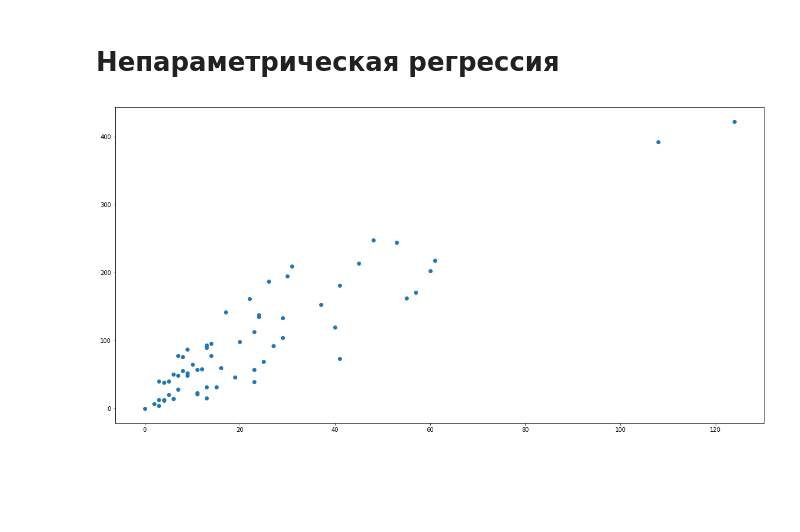
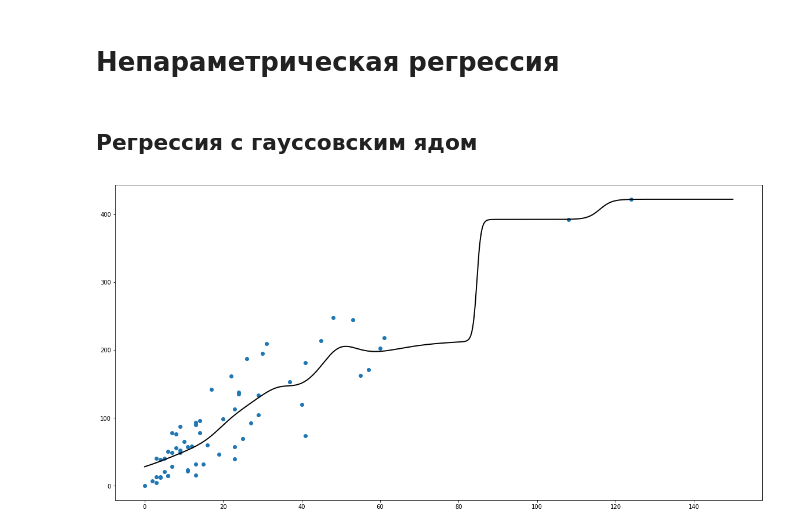
Before and after one commit to IHappyPlant/MLTheory, a Jupyter notebook: NonParametricRegression.ipynb, the cells around one changed output. Cells and saved outputs as stored; diff of their text form; code cells hidden in the pictures; blank space fills up the shorter version.

```diff
--- a/NonParametricRegression.ipynb
+++ b/NonParametricRegression.ipynb
@@ -10,4 +10,4 @@ data = np.array(dataset.X)
 target = np.array(dataset.Y)
 # %%
 def dist(x1, x2):
-    return np.sqrt(sum(map(lambda x, y: (x-y)**2, x1, x2)))
+    return abs(x1 - x2)
@@ -17,11 +14,11 @@ def get_distances(x, xl):
 # %%
 def gaussian(u):
-    return (1/np.sqrt(2*np.pi))*np.power(np.e, -0.5*(r**2))
+    return (1/np.sqrt(2*np.pi))*np.power(np.e, -0.5*(u**2))
 # %%
 def quartic(u):
     return (15/16)*((1-u**2)**2)*(abs(u) <= 1)
 # %%
-def a(x, data, target, h, K=gaussian):
-    first = sum([target[i]*K(dist(x, data[i])/h) for i in range(0, len(data))])
-    second = sum([K(dist(x, data[i])/h) for i in range(0, len(data))])
+def a(x, data, target, h=5, kernel=gaussian):
+    first = sum([target[i]*kernel(dist(x, data[i])/h) for i in range(0, len(data))])
+    second = sum([kernel(dist(x, data[i])/h) for i in range(0, len(data))])
     return first / second
@@ -30,8 +25,13 @@ def Q(a, data, target, ):
-# %%
-fig, ax = plt.subplots(figsize=(20, 10))
-
-ax.scatter(data, target)
-
-plt.show()
-# %% [output]
-[figure, removed]
+# %% [markdown]
+## Регрессия с гауссовским ядом
+# %%
+values = [i for i in np.arange(0, 150, 0.1)]
+results = [a(values[i], data, target, kernel=gaussian) for i in range(0, len(values))]
+fig, ax = plt.subplots(figsize=(20, 10))
+
+ax.scatter(data, target)
+ax.plot(values, results, color='black', linewidth=2)
+
+plt.show()
+# %% [output]
+[figure, added]
```
Also changed, not shown: parts of 5 cells of this notebook.
